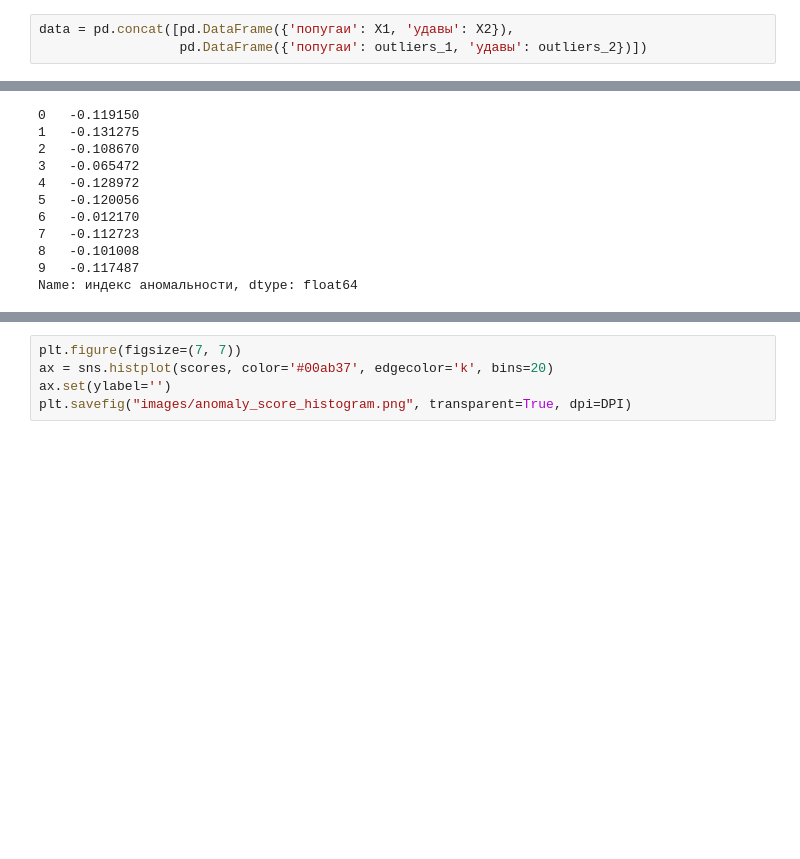
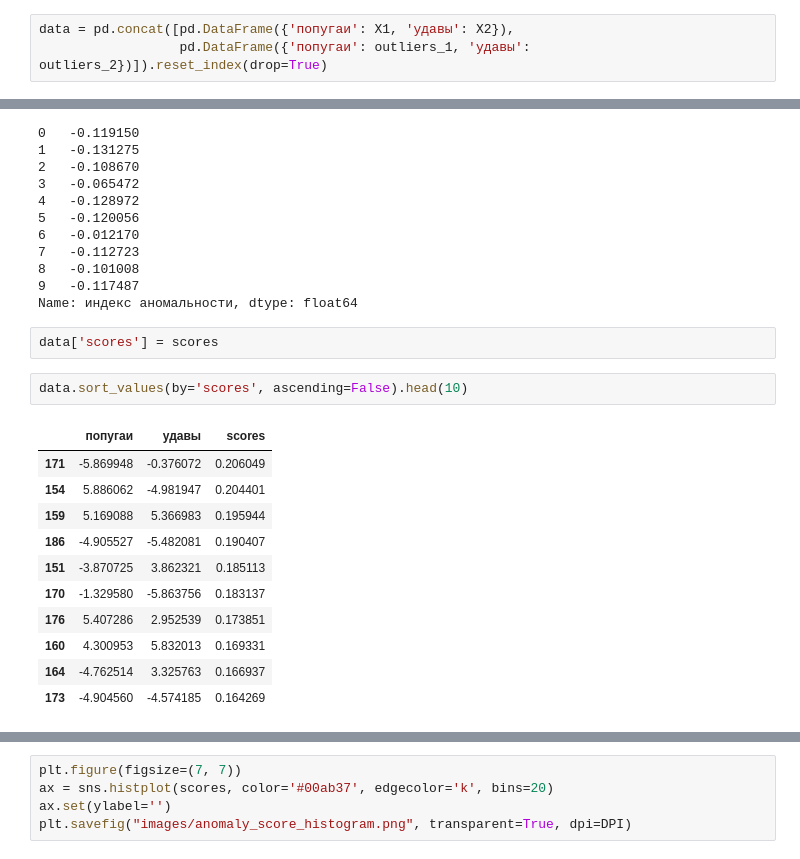
Before and after one commit to onixlas/phd-2025-anomaly-detection, a Jupyter notebook: sample-data-iforest.ipynb, the cells around one changed output, grey strips where cells are left out. Cells and saved outputs as stored; diff of their text form; blank space fills up the shorter version.

```diff
--- a/sample-data-iforest.ipynb
+++ b/sample-data-iforest.ipynb
@@ -34,7 +34,7 @@ outliers_1 = np.random.uniform(low=-6, high=6, size=(n_outliers))
 outliers_2 = np.random.uniform(low=-6, high=6, size=(n_outliers))
 # %%
 data = pd.concat([pd.DataFrame({'попугаи': X1, 'удавы': X2}),
-                  pd.DataFrame({'попугаи': outliers_1, 'удавы': outliers_2})])
+                  pd.DataFrame({'попугаи': outliers_1, 'удавы': outliers_2})]).reset_index(drop=True)
 # %%
 plt.figure(figsize=(7, 7))
 sns.scatterplot(data, x='попугаи', y='удавы', color='#00ab37', s=200, edgecolor='k')
@@ -79,6 +79,22 @@ scores.head(10)
 8   -0.101008
 9   -0.117487
 Name: индекс аномальности, dtype: float64
+# %%
+data['scores'] = scores
+# %%
+data.sort_values(by='scores', ascending=False).head(10)
+# %% [output]
+|  | попугаи | удавы | scores |
+| 171 | -5.869948 | -0.376072 | 0.206049 |
+| 154 | 5.886062 | -4.981947 | 0.204401 |
+| 159 | 5.169088 | 5.366983 | 0.195944 |
+| 186 | -4.905527 | -5.482081 | 0.190407 |
+| 151 | -3.870725 | 3.862321 | 0.185113 |
+| 170 | -1.329580 | -5.863756 | 0.183137 |
+| 176 | 5.407286 | 2.952539 | 0.173851 |
+| 160 | 4.300953 | 5.832013 | 0.169331 |
+| 164 | -4.762514 | 3.325763 | 0.166937 |
+| 173 | -4.904560 | -4.574185 | 0.164269 |
 # %%
 plt.figure(figsize=(7, 7))
 sns.scatterplot(data, x='попугаи', y='удавы', s=200, edgecolor='k',
```
Also changed, not shown: parts of 2 cells of this notebook.
